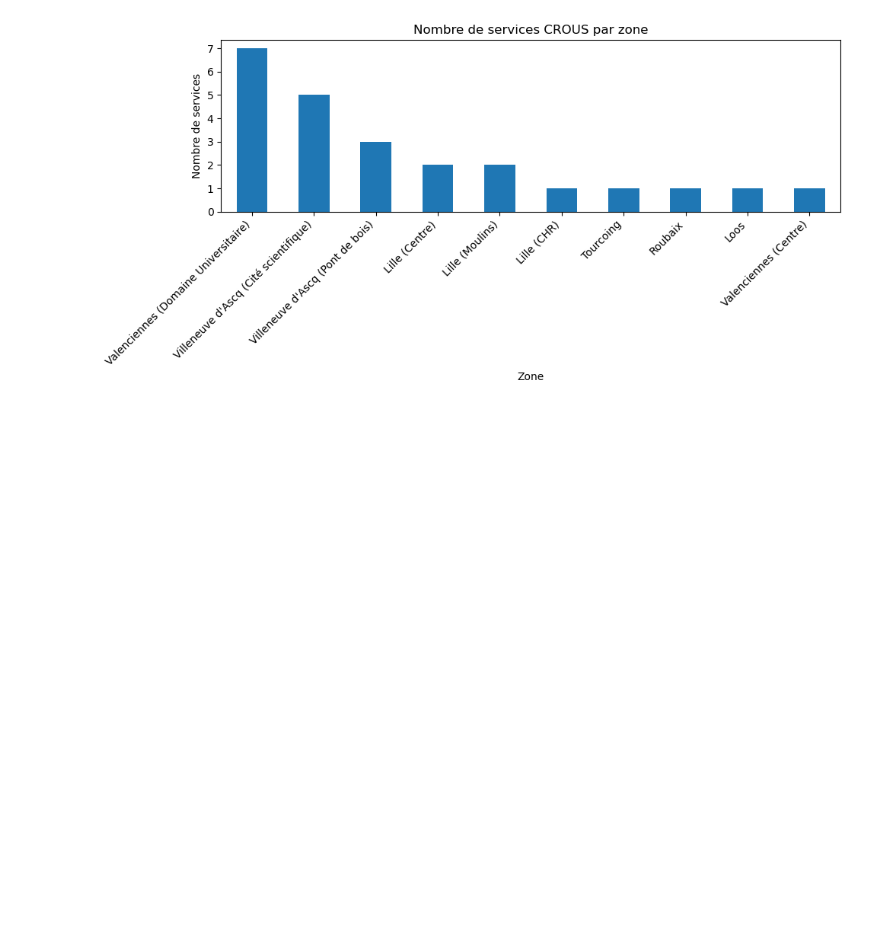
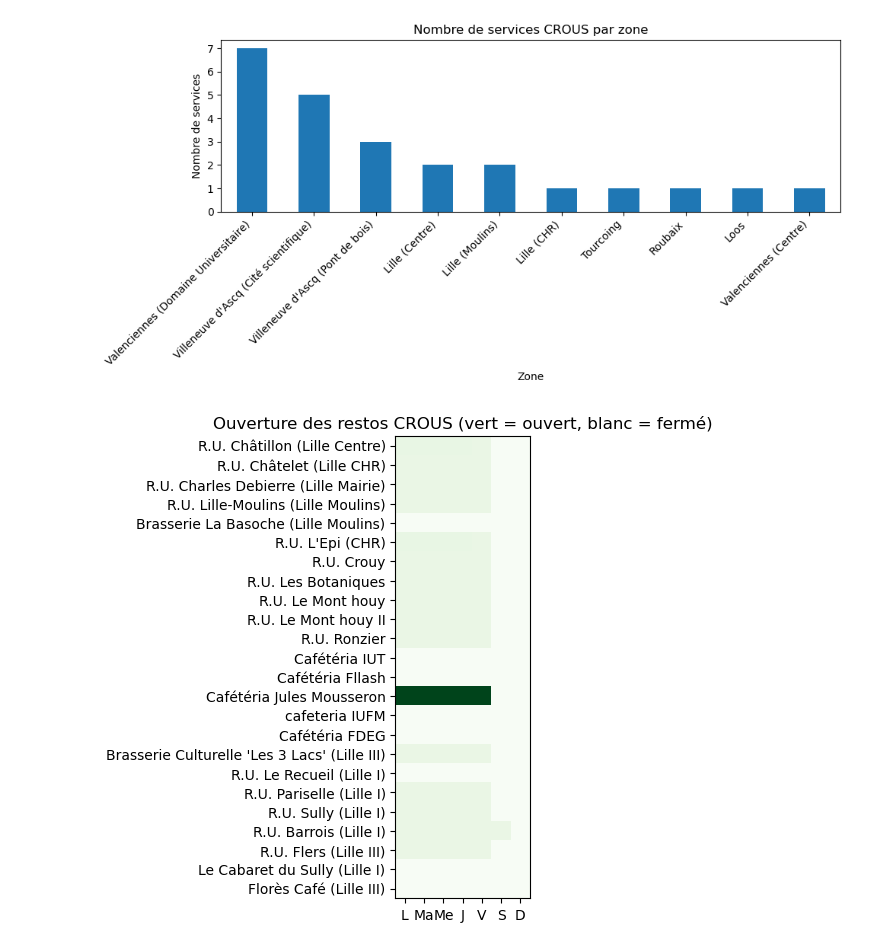
Before and after one commit to leticiasmail/projet-CROUS-Restauration, a Jupyter notebook: Analyse_CROUS_Lille.ipynb, the cells around one changed output. Drawn from its saved outputs; the diff is of its cells as text; code cells hidden in the pictures; blank space fills up the shorter version.

```diff
--- a/Analyse_CROUS_Lille.ipynb
+++ b/Analyse_CROUS_Lille.ipynb
@@ -295,3 +295,14 @@ plt.tight_layout()
 plt.show()
 # %% [output]
 [figure]
+# %%
+plt.figure(figsize=(10,6))
+plt.imshow(data, cmap='Greens')
+
+plt.xticks(range(7), jours)
+plt.yticks(range(len(df_crous_lille)), df_crous_lille['title'])
+
+plt.title("Ouverture des restos CROUS (vert = ouvert, blanc = fermé)")
+plt.show()
+# %% [output]
+[figure, added]
```
Also changed, not shown: parts of 1 cell of this notebook, 1 other file.
